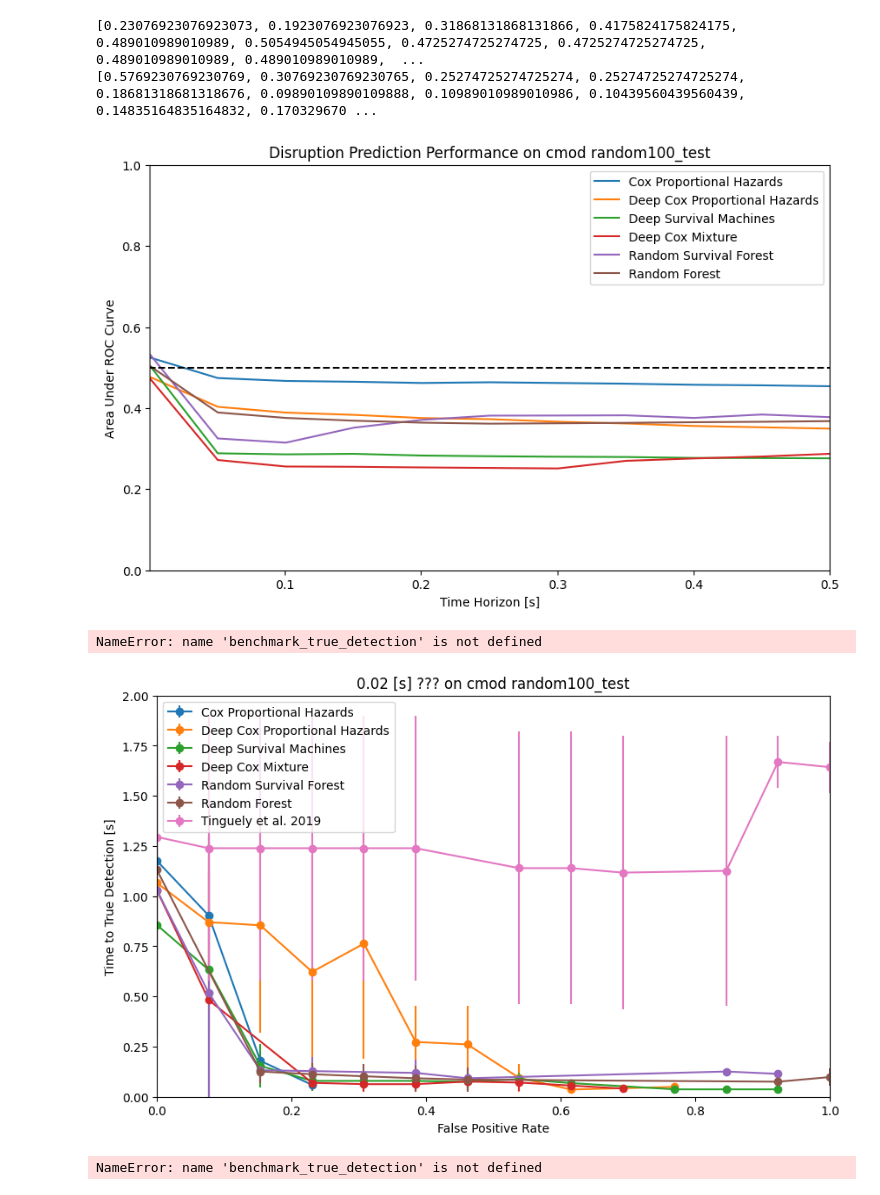
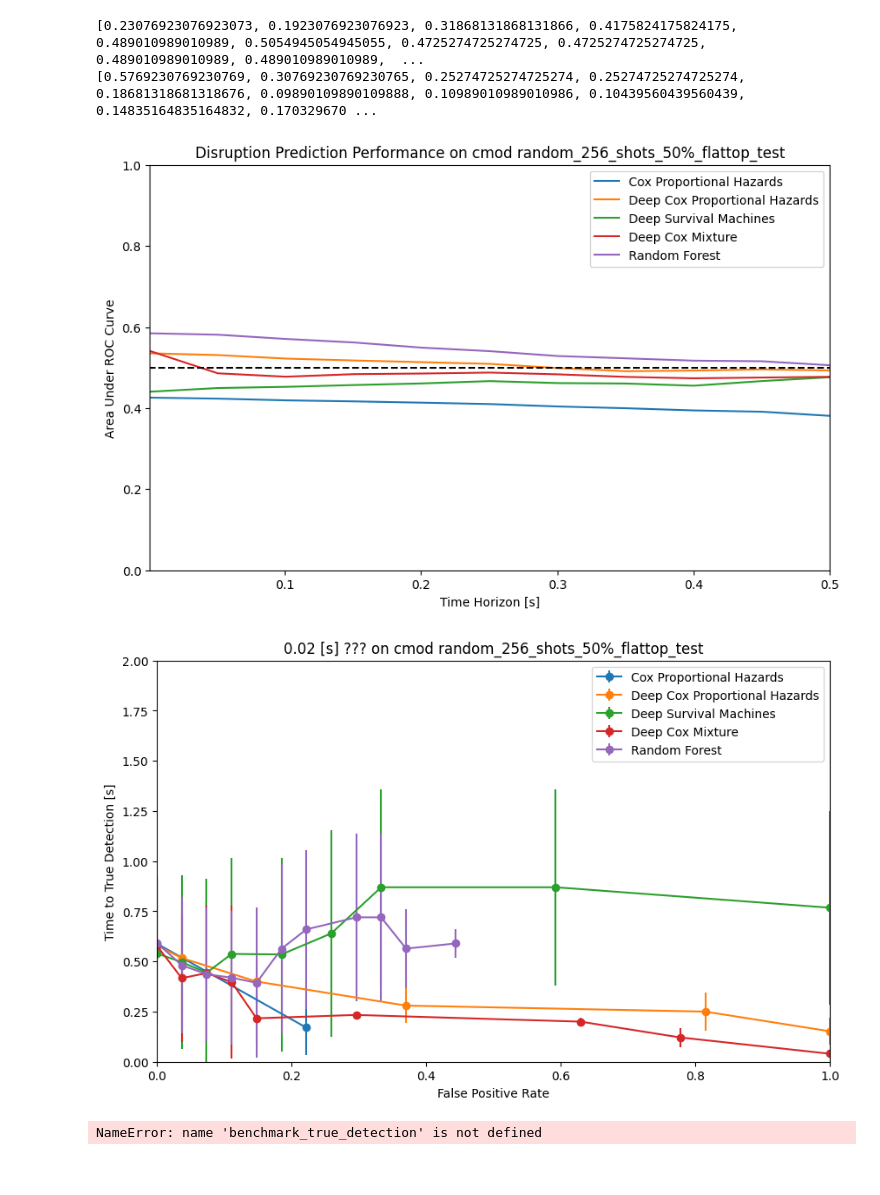
Before and after one commit to MIT-PSFC/disruption-survival-analysis, a Jupyter notebook: Survival Regression Benchmark.ipynb, the cells around one changed output. Cells and saved outputs as stored; diff of their text form; code cells hidden in the pictures.

```diff
--- a/Survival Regression Benchmark.ipynb
+++ b/Survival Regression Benchmark.ipynb
@@ -11,10 +11,11 @@ from evaluate_performance import benchmark_au_roc, benchmark_true_detection
 horizons = np.linspace(0.001, 0.5, 11)
 
 device = 'cmod'
-dataset = 'random100'
+#dataset = 'random100'
+dataset = 'random_256_shots_50%_flattop'
 numeric_feats = ['ip','Wmhd','n_e','kappa','li']
-temporal_suff = ['_avg', '_std', '_int', '_der']
-temporal_feats = [feat + suff for feat in numeric_feats for suff in temporal_suff]
+#temporal_suff = ['_avg', '_std', '_int', '_der']
+#temporal_feats = [feat + suff for feat in numeric_feats for suff in temporal_suff]
 
 #device = 'synthetic'
 #dataset = 'synthetic100'
@@ -100,7 +102,7 @@ plt.plot(horizons, au_rocs_cph, label='Cox Proportional Hazards')
 plt.plot(horizons, au_rocs_dcph, label='Deep Cox Proportional Hazards')
 plt.plot(horizons, au_rocs_dsm, label='Deep Survival Machines')
 plt.plot(horizons, au_rocs_dcm, label='Deep Cox Mixture')
-plt.plot(horizons, au_rocs_rsf, label='Random Survival Forest')
+#plt.plot(horizons, au_rocs_rsf, label='Random Survival Forest')
 plt.plot(horizons, au_rocs_rf, label='Random Forest')
 #plt.plot(horizons, au_rocs_ting, label='Tinguely et al. 2019')
 
@@ -120,39 +122,37 @@ plt.title('Disruption Prediction Performance on '+device+' '+dataset+'_test')
 plt.legend()
 plt.show()
 # %% [output]
-[figure, old version]
+[figure, new version]
 # %%
 horizon = 0.02
 amoc_cph = benchmark_true_detection(cph_predictor, horizon, device, dataset+'_test')
 amoc_dcph = benchmark_true_detection(dcph_predictor, horizon, device, dataset+'_test')
 amoc_dcm = benchmark_true_detection(dcm_predictor, horizon, device, dataset+'_test')
 amoc_dsm = benchmark_true_detection(dsm_predictor, horizon, device, dataset+'_test')
-amoc_rsf = benchmark_true_detection(rsf_predictor, horizon, device, dataset+'_test')
+#amoc_rsf = benchmark_true_detection(rsf_predictor, horizon, device, dataset+'_test')
 amoc_rf = benchmark_true_detection(rf_predictor, horizon, device, dataset+'_test')
-amoc_ting = benchmark_true_detection(ting_predictor, horizon, device, dataset+'_test')
+#amoc_ting = benchmark_true_detection(ting_predictor, horizon, device, dataset+'_test')
-# %% [output]
-NameError: name 'benchmark_true_detection' is not defined
 # %%
 plt.figure(figsize=(10, 6))
 plt.errorbar(amoc_cph[0], amoc_cph[1], yerr=amoc_cph[2], label='Cox Proportional Hazards', fmt='o-')
 plt.errorbar(amoc_dcph[0], amoc_dcph[1], yerr=amoc_dcph[2], label='Deep Cox Proportional Hazards', fmt='o-')
 plt.errorbar(amoc_dsm[0], amoc_dsm[1], yerr=amoc_dsm[2], label='Deep Survival Machines', fmt='o-')
 plt.errorbar(amoc_dcm[0], amoc_dcm[1], yerr=amoc_dcm[2], label='Deep Cox Mixture', fmt='o-')
-plt.errorbar(amoc_rsf[0], amoc_rsf[1], yerr=amoc_rsf[2], label='Random Survival Forest', fmt='o-')
+#plt.errorbar(amoc_rsf[0], amoc_rsf[1], yerr=amoc_rsf[2], label='Random Survival Forest', fmt='o-')
 plt.errorbar(amoc_rf[0], amoc_rf[1], yerr=amoc_rf[2], label='Random Forest', fmt='o-')
-plt.errorbar(amoc_ting[0], amoc_ting[1], yerr=amoc_ting[2], label='Tinguely et al. 2019', fmt='o-')
+#plt.errorbar(amoc_ting[0], amoc_ting[1], yerr=amoc_ting[2], label='Tinguely et al. 2019', fmt='o-')
 
 plt.xlim([0, 1])
 plt.ylim([0, 2])
 
 plt.xlabel('False Positive Rate')
 plt.ylabel('Time to True Detection [s]')
 plt.title(f'{horizon} [s] ??? on {device} {dataset}_test')
 
 plt.legend()
 plt.show()
 # %% [output]
-[figure, old version]
+[figure, new version]
 # %%
 horizon = 0.1
 amoc_cph = benchmark_true_detection(cph_predictor, horizon, device, dataset+'_test')
```
Also changed, not shown: parts of 3 cells of this notebook, 2 other files.
